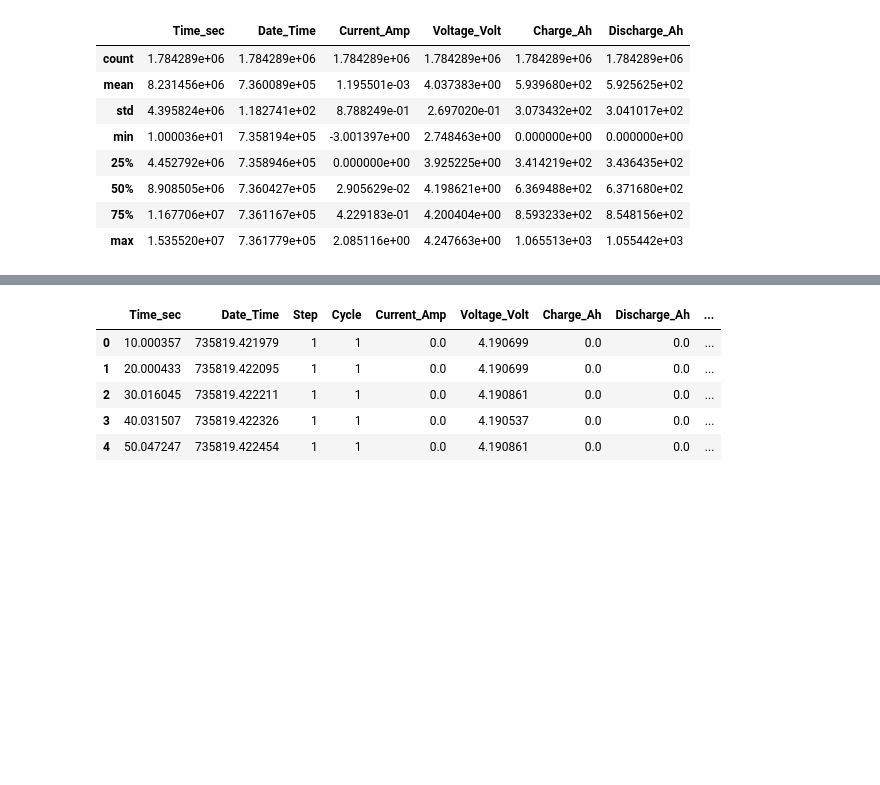
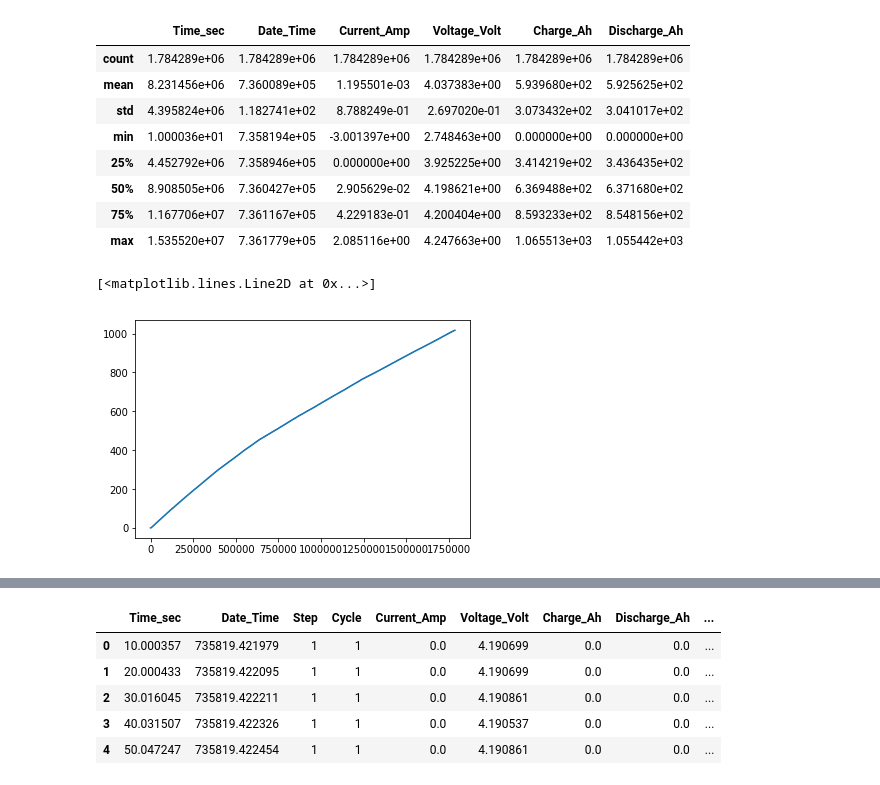
Before and after one commit to chintanp/BattDeg, a Jupyter notebook: scripts/data_exploration.ipynb, the cells around one changed output, grey strips where cells are left out. Cells and saved outputs as stored; diff of their text form; code cells hidden in the pictures; blank space fills up the shorter version.

```diff
--- a/scripts/data_exploration.ipynb
+++ b/scripts/data_exploration.ipynb
@@ -147,3 +145,9 @@ df_pl12_indexed.describe()
 | 50% | 8.908505e+06 | 7.360427e+05 | 2.905629e-02 | 4.198621e+00 | 6.369488e+02 | 6.371680e+02 |
 | 75% | 1.167706e+07 | 7.361167e+05 | 4.229183e-01 | 4.200404e+00 | 8.593233e+02 | 8.548156e+02 |
 | max | 1.535520e+07 | 7.361779e+05 | 2.085116e+00 | 4.247663e+00 | 1.065513e+03 | 1.055442e+03 |
+# %%
+# Other plots to see the data
+plt.plot(df_pl12_indexed['Cycle'])
+# %% [output]
+[<matplotlib.lines.Line2D at 0x...>]
+[figure, added]
```
Also changed, not shown: parts of 28 cells of this notebook, 2 other files.
